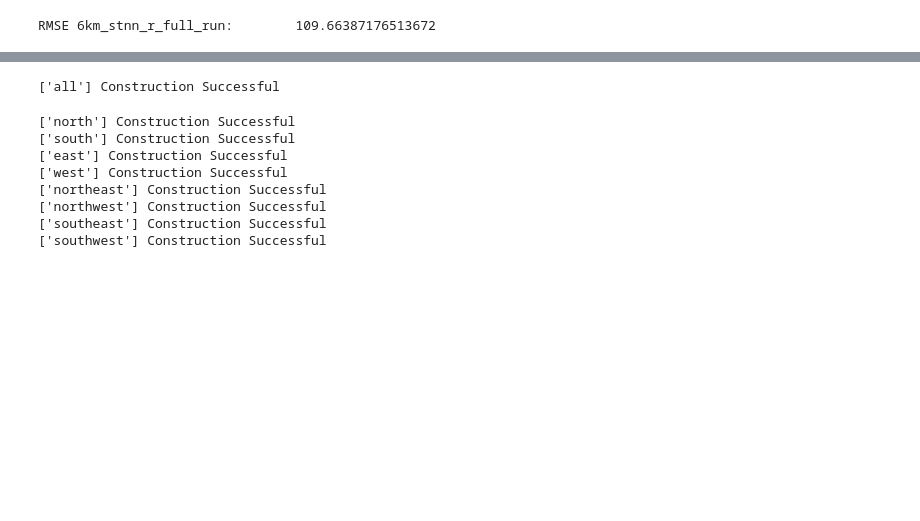
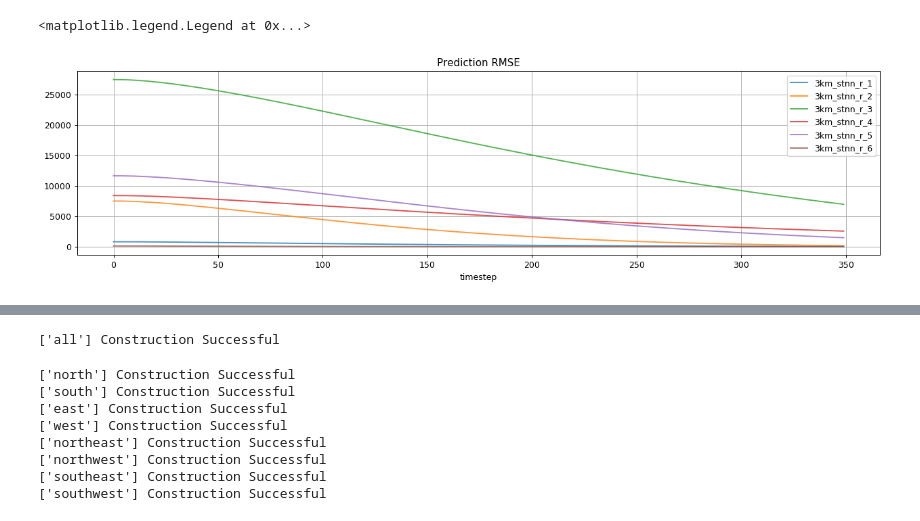
Before and after one commit to eamonbracht/Deforestation-Neural-Network, a Jupyter notebook: Defor - python.ipynb, the cells around one changed output, grey strips where cells are left out. Saved outputs shown, nothing was run; the diff lists cells and outputs as text; code cells hidden in the pictures; blank space fills up the shorter version.

```diff
--- a/Defor - python.ipynb
+++ b/Defor - python.ipynb
@@ -94,29 +88,15 @@ nt 15 nx 3700 nz 1 nr 9 mode refine
-# %%
-import numpy as np
-def rmse(x_pred, x_target, reduce=True):
-#     x_pred = np.asarray(x_pred)
-#     x_target = np.asarray(x_target)
-#     for ex in flattened:
-#         x_pred[0, ex[0], ex[1]] = np.nan
-#         x_pred[1, ex[0], ex[1]] = np.nan
-#         x_pred[2, ex[0], ex[1]] = np.nan
-#         x_target[0, ex[0], ex[1]] = np.nan
-#         x_target[1, ex[0], ex[1]] = np.nan
-#         x_target[2, ex[0], ex[1]] = np.nan
-#     x_pred = torch.from_numpy(x_pred)
-#     x_target = torch.from_numpy(x_target)
-#     print(x_pred.size(), x_target.size())
-    if reduce:
-        return x_pred.sub(x_target).pow(2).sum(-1).sqrt().mean().item()
-    return x_pred.sub(x_target).pow(2).sum(2).sqrt().mean(1).squeeze()
-predictions = {}
-for exp in exps:
-    model = models[exp]
-    model.eval()
-    with torch.no_grad():
-        prediction, _ = model.generate(3)
-        predictions[exp] = prediction
-        mse =  rmse(prediction, test_data, True)
-    print('RMSE {}:\t'.format(exp), mse)
-# %% [output]
-RMSE 6km_stnn_r_full_run:        109.66387176513672
+# %%
+plt.figure('Test plots', figsize=(17, 4), dpi=90)
+for exp in exps:
+    with open(os.path.join(outputdir, exp, 'logs.json'), 'r') as f:
+        logs = json.load(f)
+#     print(len(logs['test_epoch.rmse']))
+    plt.plot(range(350), logs['train_epoch.loss'], label=exp, alpha=0.8)
+
+plt.grid()
+plt.title('Prediction RMSE')
+plt.xlabel('timestep')
+plt.legend()
+# %% [output]
+<matplotlib.legend.Legend at 0x...>
+[figure, added]
```
Also changed, not shown: parts of 13 cells of this notebook, 3 other files.
